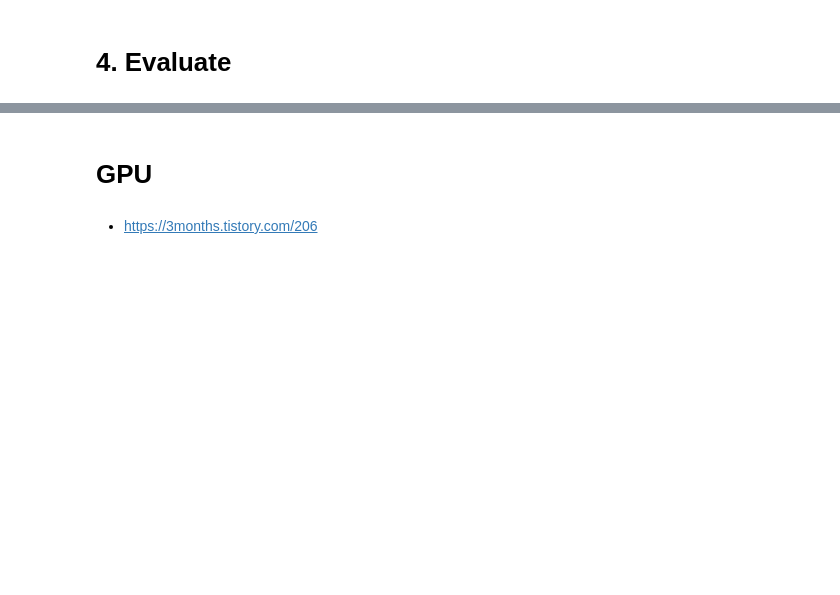
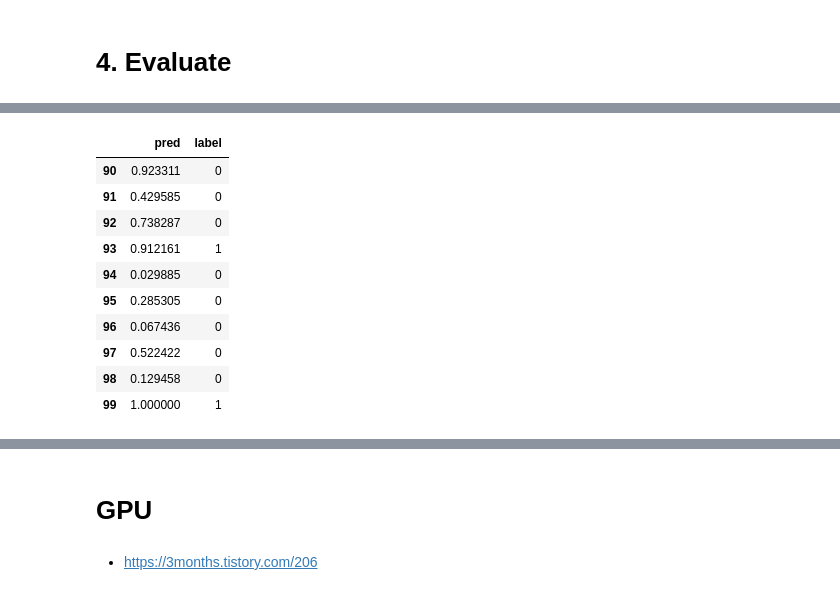
Before and after one commit to Taeu/HeLP-Challenge-Goldenpass, a Jupyter notebook: Sample_Model_0121.ipynb, the cells around one changed output, grey strips where cells are left out. Saved outputs shown, nothing was run; the diff lists cells and outputs as text; code cells hidden in the pictures; blank space fills up the shorter version.

```diff
--- a/Sample_Model_0121.ipynb
+++ b/Sample_Model_0121.ipynb
@@ -721,0 +859,23 @@ plot_patch_with_pred(example_patch, example_truth, prediction, title_str='Exampl
+# %%
+predict_max_one[0:10] #3
+predict_max_one[10:20]
+predict_max_one[20:30] #26
+predict_max_one[30:40] #33
+predict_max_one[40:50] #42 45
+predict_max_one[50:60] #52,53,57
+predict_max_one[60:70] #69
+predict_max_one[70:80] #72, 75
+predict_max_one[80:90] #82
+predict_max_one[90:100] #93(positive인데)
+# %% [output]
+|  | pred | label |
+| 90 | 0.923311 | 0 |
+| 91 | 0.429585 | 0 |
+| 92 | 0.738287 | 0 |
+| 93 | 0.912161 | 1 |
+| 94 | 0.029885 | 0 |
+| 95 | 0.285305 | 0 |
+| 96 | 0.067436 | 0 |
+| 97 | 0.522422 | 0 |
+| 98 | 0.129458 | 0 |
+| 99 | 1.000000 | 1 |
```
Also changed, not shown: parts of 40 cells of this notebook.
